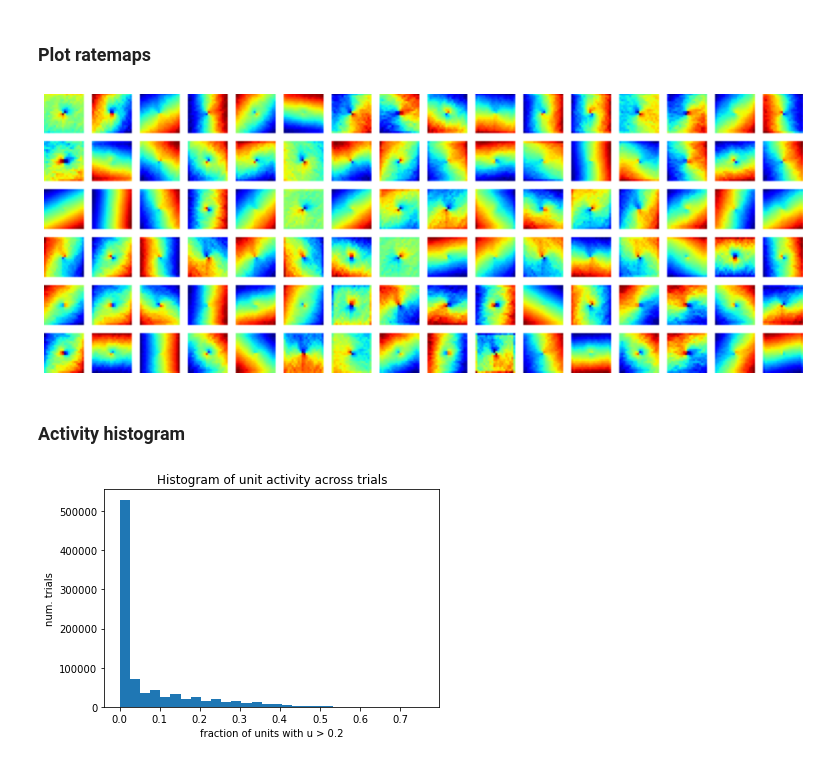
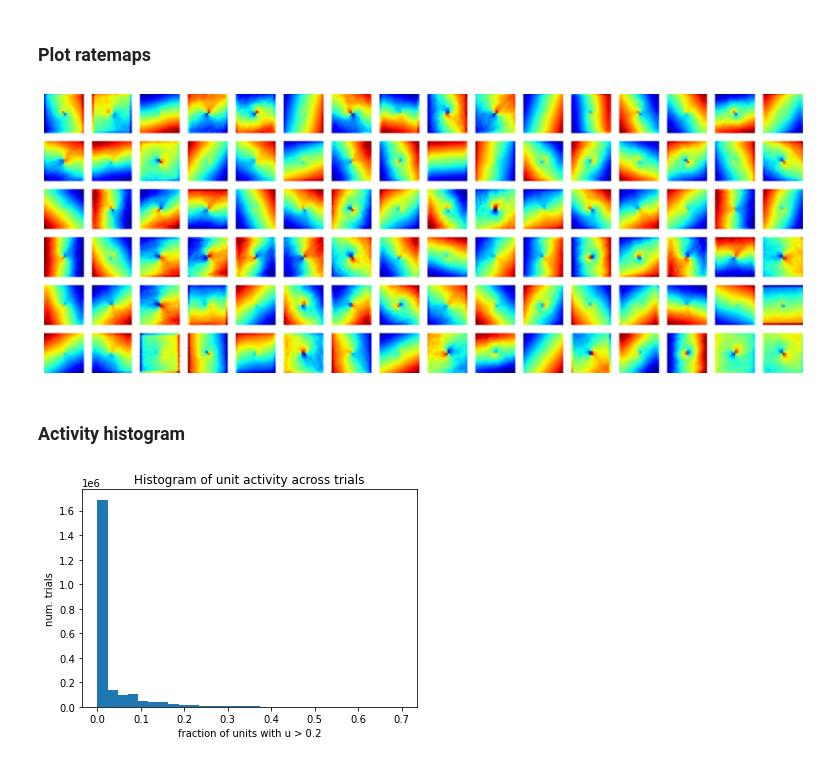
Before and after one commit to conormcgrory/rnn_spatial, a Jupyter notebook: inspect_model_tuning.ipynb, the cells around one changed output. Drawn from its saved outputs; the diff is of its cells as text; code cells hidden in the pictures.

```diff
--- a/inspect_model_tuning.ipynb
+++ b/inspect_model_tuning.ipynb
@@ -48,8 +48,11 @@ new_seed = run_params['trajectory']['rng_seed'] + 1
 traj_params = dict(run_params['trajectory'], rng_seed=new_seed)
 tgen = TrajectoryGenerator(**traj_params)
 
+# Sample test batch
+vel, pos = tgen.smp_batch(5000)
+
 # Compute ratemaps
-activations, pos, h = compute_ratemaps(model, tgen)
+activations, h = compute_ratemaps(model, vel, pos)
 # %% [markdown]
 ### Plot ratemaps
 # %%
@@ -66,22 +69,23 @@ plt.axis('off')
 
 plt.savefig(f'{RUN_DIRNAME}_tuning.png')
 # %% [output]
-[figure, old version]
+[figure, new version]
 # %% [markdown]
 ###  Activity histogram
 # %%
 # Threshold above which cell is considered "active"
 th = 0.2
 
 # Compute fraction of cells at each time point that are active
-pct_active = np.count_nonzero(np.abs(h) > th, axis=1) / 100
+h_all = np.reshape(h, (-1, model.n_units))
+pct_active = np.count_nonzero(np.abs(h_all) > th, axis=1) / 100
 
 # Plot histogram of activity rates
 plt.hist(pct_active, bins=30);
 plt.title('Histogram of unit activity across trials')
 plt.xlabel(f'fraction of units with u > {th}')
 plt.ylabel('num. trials')
 
 plt.savefig(f'{RUN_DIRNAME}_activity.png')
 # %% [output]
-[figure, old version]
+[figure, new version]
```
Also changed, not shown: parts of 4 cells of this notebook, 5 other files.
